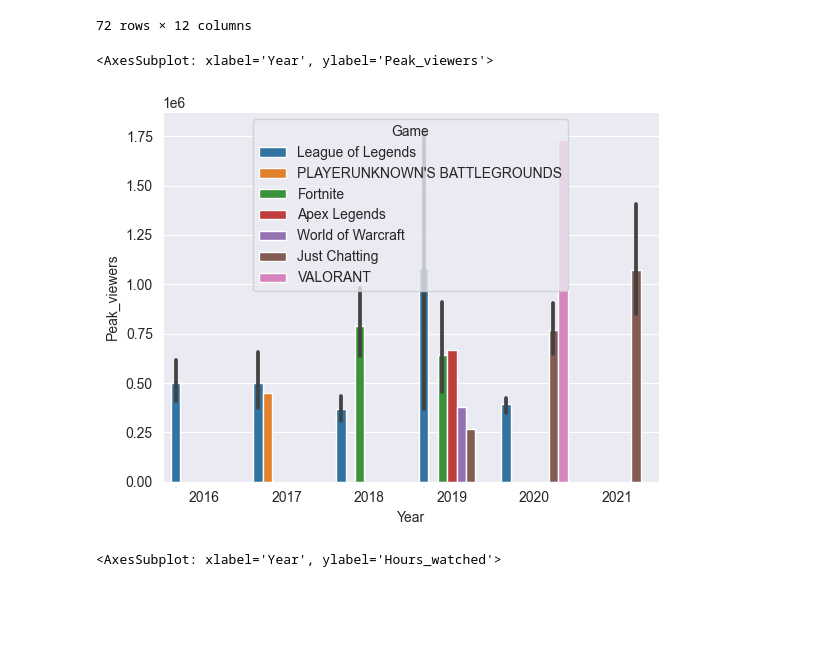
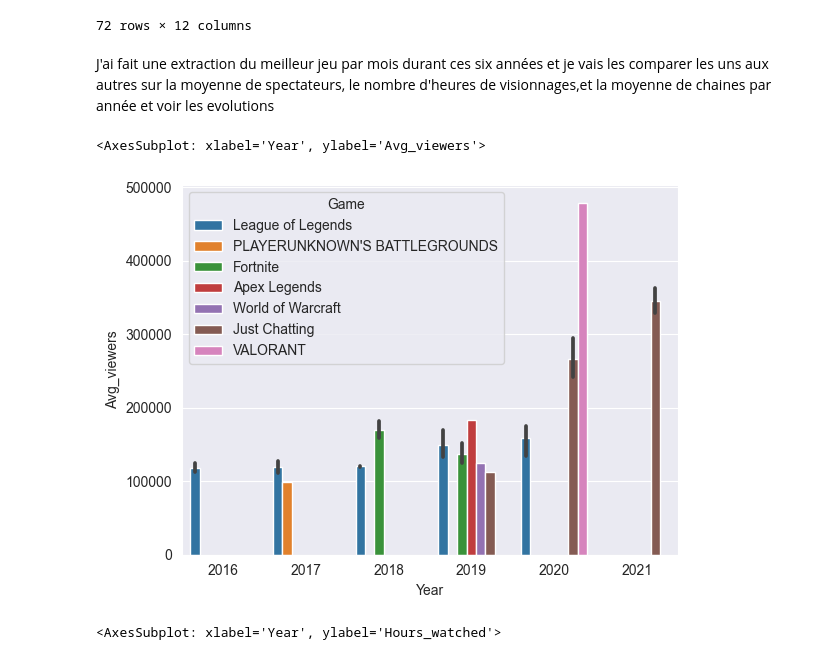
Before and after one commit to HrexD/DataAnalyse, a Jupyter notebook: Analyse.ipynb, the cells around one changed output. Cells and saved outputs as stored; diff of their text form; code cells hidden in the pictures; blank space fills up the shorter version.

```diff
--- a/Analyse.ipynb
+++ b/Analyse.ipynb
@@ -45,11 +47,13 @@ rank
 | 14000 | 1 | Just Chatting | 11 | 2021 | 231514981 | 2828547 hours | 878286 | 6493 | ... |
 | 14200 | 1 | Just Chatting | 12 | 2021 | 271538951 | 3116407 hours | 1006556 | 8092 | ... |
 72 rows × 12 columns
+# %% [markdown]
+J'ai fait une extraction du meilleur jeu par mois durant ces six années et je vais les comparer les uns aux autres sur la moyenne de spectateurs, le nombre d'heures de visionnages,et la moyenne de chaines  par année et voir les evolutions
 # %%
-sb.barplot(data=rank, x='Year', y="Peak_viewers", hue="Game")
+sb.barplot(data=rank, x='Year', y="Avg_viewers", hue="Game")
 # %% [output]
-<AxesSubplot: xlabel='Year', ylabel='Peak_viewers'>
+<AxesSubplot: xlabel='Year', ylabel='Avg_viewers'>
-[figure, old version]
+[figure, new version]
 # %%
 sb.barplot(data=rank, x='Year', y="Hours_watched", hue="Game")
 # %% [output]
```
Also changed, not shown: parts of 8 cells of this notebook.
